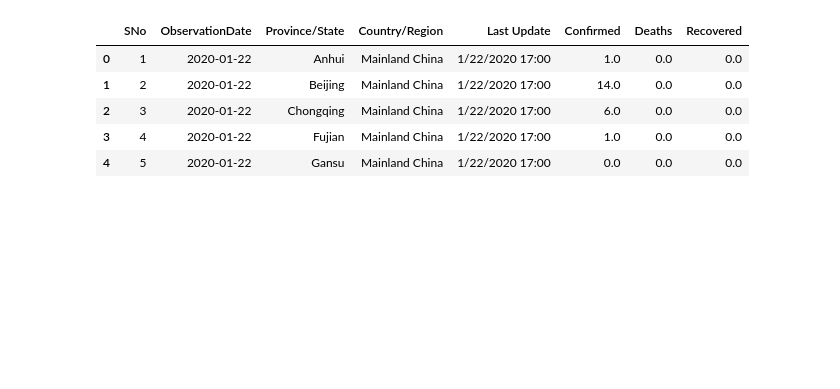
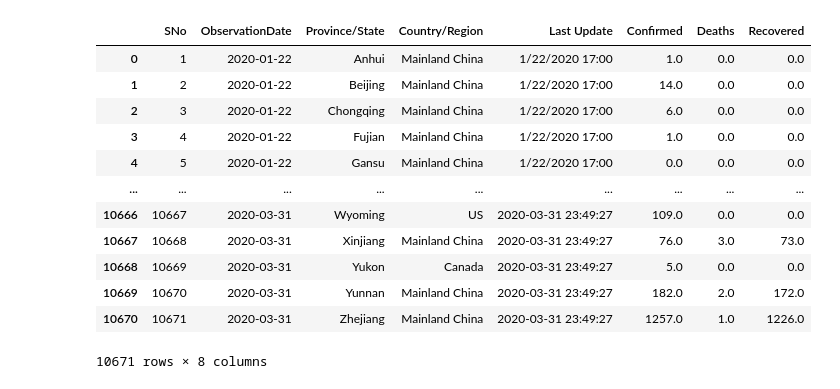
Before and after one commit to DrallaXL/PythonCorona, a Jupyter notebook: pythonCorona.ipynb, the cells around one changed output. Drawn from its saved outputs; the diff is of its cells as text; code cells hidden in the pictures; blank space fills up the shorter version.

```diff
--- a/pythonCorona.ipynb
+++ b/pythonCorona.ipynb
@@ -3,15 +3,23 @@ import pandas as pd
 # %%
 
 df = pd.read_csv("novel-corona-virus-2019-dataset/covid_19_data.csv")
 df['ObservationDate'] = pd.to_datetime(df.ObservationDate, infer_datetime_format=True)
 
-df.head() # To display the top 5 rows
+df
 # df.dtypes
+# type(df)
 # %% [output]
 |  | SNo | ObservationDate | Province/State | Country/Region | Last Update | Confirmed | Deaths | Recovered |
 | 0 | 1 | 2020-01-22 | Anhui | Mainland China | 1/22/2020 17:00 | 1.0 | 0.0 | 0.0 |
 | 1 | 2 | 2020-01-22 | Beijing | Mainland China | 1/22/2020 17:00 | 14.0 | 0.0 | 0.0 |
 | 2 | 3 | 2020-01-22 | Chongqing | Mainland China | 1/22/2020 17:00 | 6.0 | 0.0 | 0.0 |
 | 3 | 4 | 2020-01-22 | Fujian | Mainland China | 1/22/2020 17:00 | 1.0 | 0.0 | 0.0 |
 | 4 | 5 | 2020-01-22 | Gansu | Mainland China | 1/22/2020 17:00 | 0.0 | 0.0 | 0.0 |
+| ... | ... | ... | ... | ... | ... | ... | ... | ... |
+| 10666 | 10667 | 2020-03-31 | Wyoming | US | 2020-03-31 23:49:27 | 109.0 | 0.0 | 0.0 |
+| 10667 | 10668 | 2020-03-31 | Xinjiang | Mainland China | 2020-03-31 23:49:27 | 76.0 | 3.0 | 73.0 |
+| 10668 | 10669 | 2020-03-31 | Yukon | Canada | 2020-03-31 23:49:27 | 5.0 | 0.0 | 0.0 |
+| 10669 | 10670 | 2020-03-31 | Yunnan | Mainland China | 2020-03-31 23:49:27 | 182.0 | 2.0 | 172.0 |
+| 10670 | 10671 | 2020-03-31 | Zhejiang | Mainland China | 2020-03-31 23:49:27 | 1257.0 | 1.0 | 1226.0 |
+10671 rows × 8 columns
 # %%
```
Also changed, not shown: parts of 5 cells of this notebook.
